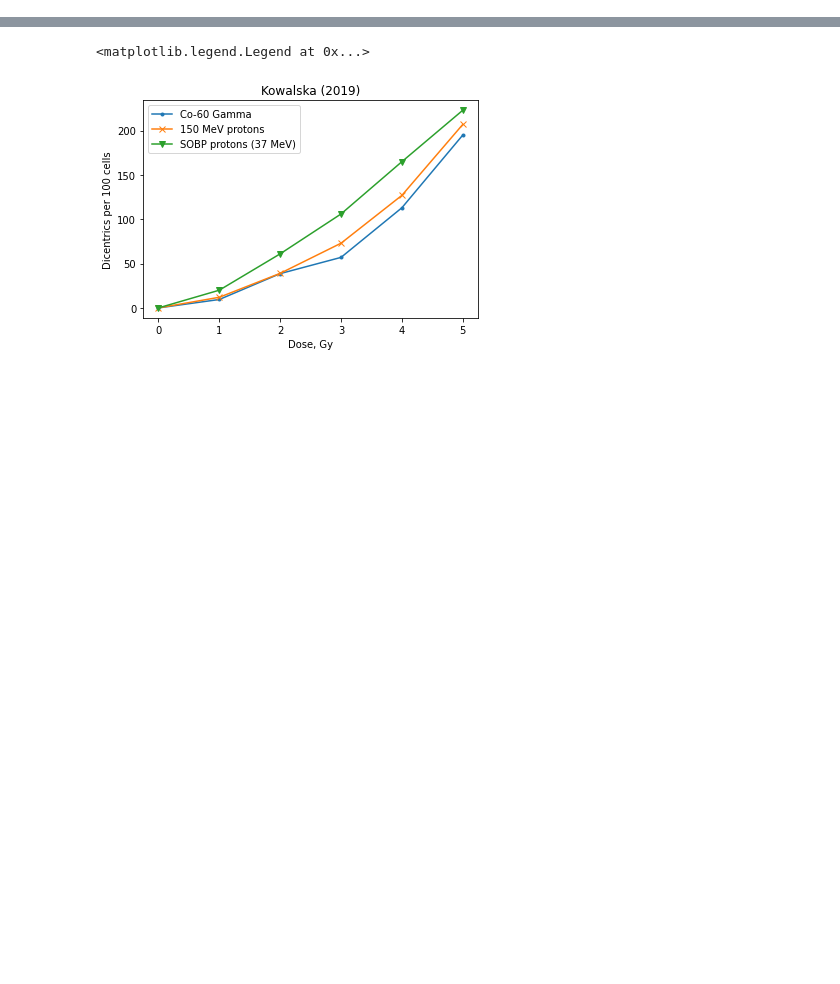
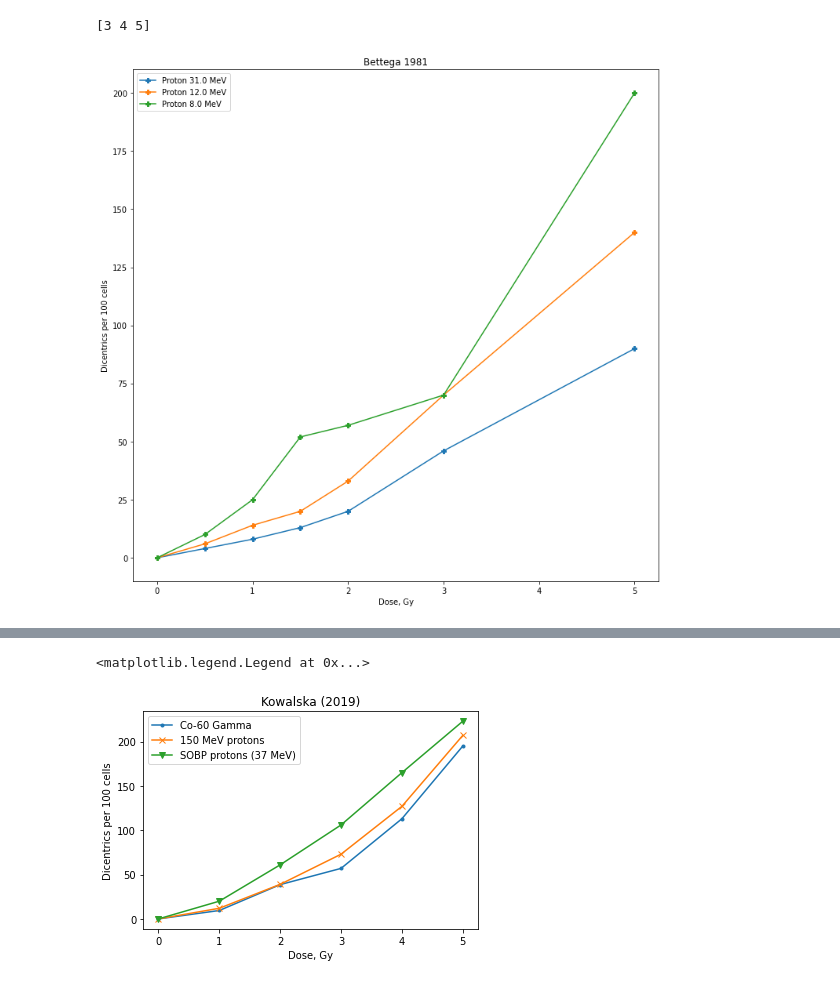
Before and after one commit to paulvautravers/MPhys-Sem-2, a Jupyter notebook: data_plotting.ipynb, the cells around one changed output, grey strips where cells are left out. Saved outputs shown, nothing was run; the diff lists cells and outputs as text; code cells hidden in the pictures; blank space fills up the shorter version.

```diff
--- a/data_plotting.ipynb
+++ b/data_plotting.ipynb
@@ -6,0 +36,27 @@ filenames = ['kowalska_gamma.csv', 'kowalska_high_energy_protons.csv', 'kowalska
+# %%
+marker_dict = {'Proton':'P','X-ray':'x','Gamma':'o','Carbon':'$c$'}
+#paper_dict = {''}
+
+def plot_by_paper(paper_title,data_pd):
+
+    pd_paper = data_pd[data_pd['Paper']==paper_title]
+
+    plot_indices = np.unique(pd_paper['Plot Index'].tolist())
+    print(plot_indices)
+
+    fig,ax = plt.subplots(figsize=(12,12))
+    for i in plot_indices:
+
+        sub_pd = pd_paper[pd_paper['Plot Index'] == i]
+        radiation_type = sub_pd['Radiation type'].iloc[0]
+        energy = sub_pd['Energy (MeV)'].iloc[0]
+
+
+        plt.plot(sub_pd['Dose (Gy)'], sub_pd['Dicentrics per 100 cells'],
+                 marker=marker_dict["{}".format(radiation_type)],
+                 label="{} {} MeV".format(radiation_type,energy))
+
+    plt.legend()
+    plt.xlabel('Dose, Gy')
+    plt.ylabel('Dicentrics per 100 cells')
+    plt.title('{}'.format(paper_title))
@@ -6,0 +145,5 @@ filenames = ['kowalska_gamma.csv', 'kowalska_high_energy_protons.csv', 'kowalska
+# %%
+plot_by_paper('Bettega 1981',dicentric_data)
+# %% [output]
+[3 4 5]
+[figure, added]
```
Also changed, not shown: parts of 8 cells of this notebook.
